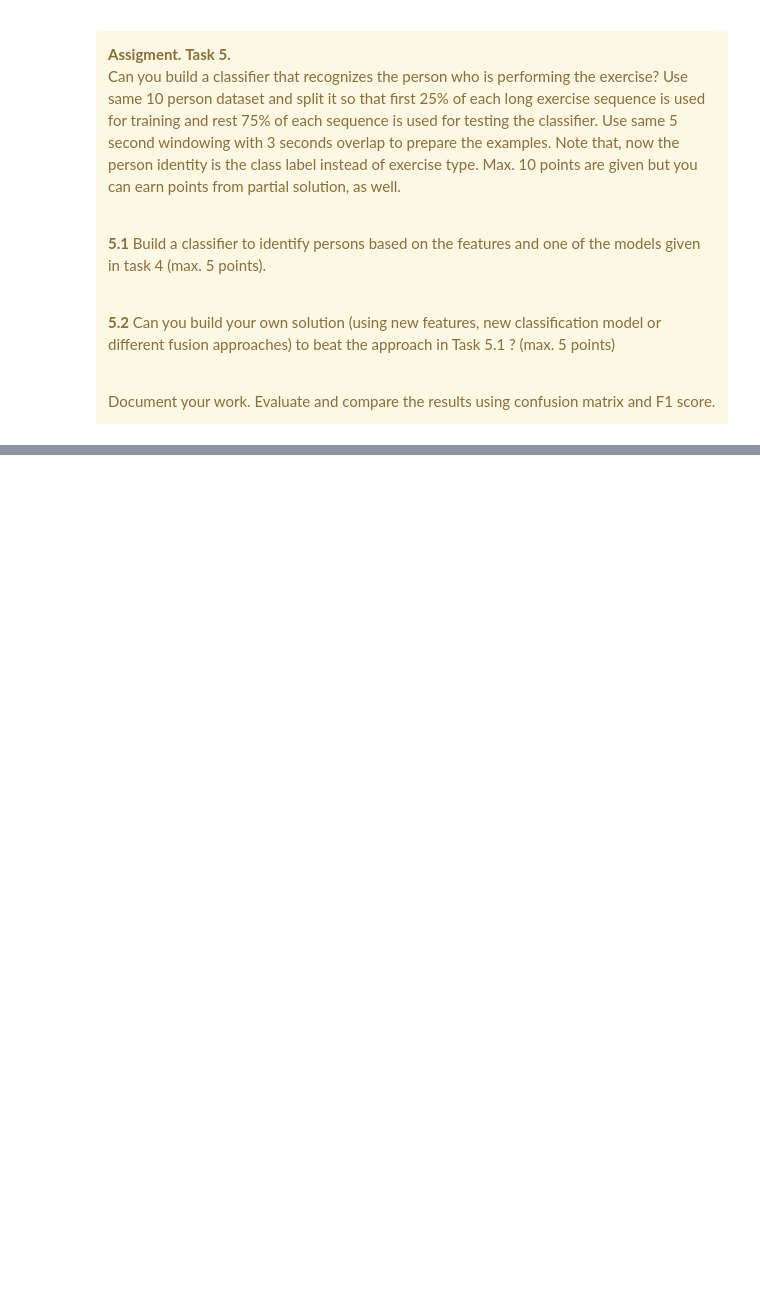
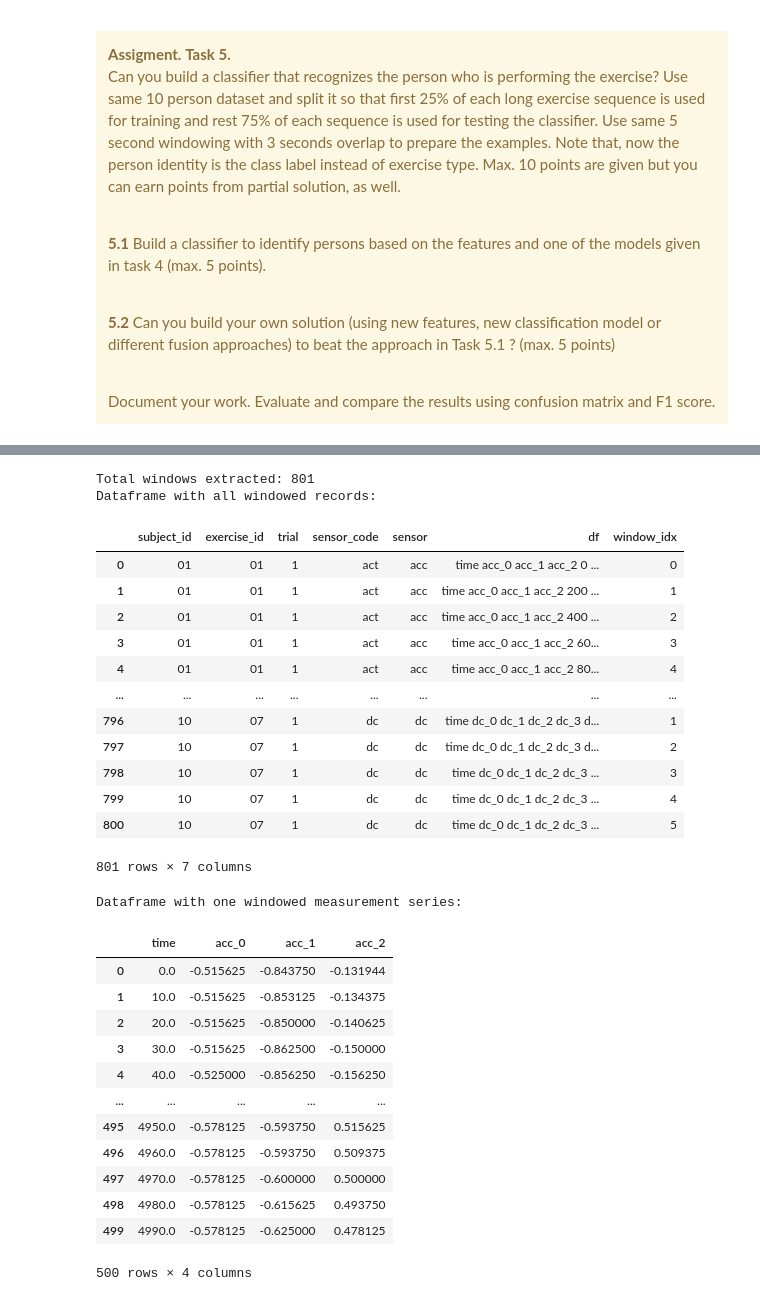
Before and after one commit to anushaihalapathirana/Multi_modal_data_fusion, a Jupyter notebook: project-work-MEx-classification.ipynb, the cells around one changed output, grey strips where cells are left out. Cells and saved outputs as stored; diff of their text form; code cells hidden in the pictures; blank space fills up the shorter version.

```diff
--- a/project-work-MEx-classification.ipynb
+++ b/project-work-MEx-classification.ipynb
@@ -1376,8 +1277,9 @@ def train_test_split(complete_data):
     for index, row in complete_data.iterrows():
 
         data_set = row['df']
-        train=data_set.sample(frac=0.25,random_state=0) #random state is a seed value
+        train=data_set.head(round(0.25*len(data_set)))
         test=data_set.drop(train.index)
+
 
         train_df.at[index, "df"] = train
         test_df.at[index, "df"] = test
@@ -1391,0 +1326,70 @@ train_df, test_df = train_test_split(complete_data)
+# %%
+# Extract 5-second long windows with 2-second shift (3-second overlap)
+# train dataset
+
+
+def windowing(df):
+    records_windowed = []
+
+    time_window = 5000.
+    time_offset = 2000.
+
+    for row_idx, row_data in df.iterrows():
+        df_tmp = row_data["df"]
+        time_start = np.min(df_tmp["time"].to_numpy())
+        time_end = np.max(df_tmp["time"].to_numpy())
+
+        for window_idx, t0 in enumerate(np.arange(time_start, time_end, time_offset)):
+            t1 = t0 + time_window
+            # Handle boundary conditions - skip the measurements from the end shorter than window size
+            if t1 > time_end:
+                continue
+
+            tmp_data = deepcopy(row_data)
+            tmp_data["window_idx"] = window_idx
+            tmp_data["df"] = df_tmp[(df_tmp["time"] >= t0) &
+                                    (df_tmp["time"] < t1)].copy()
+
+            records_windowed.append(tmp_data)
+
+    df_records_windowed = pd.DataFrame.from_records(records_windowed)
+    return df_records_windowed
+
+train_windowed_data = windowing(train_df)
+test_windowed_data = windowing(test_df)
+# %%
+print(f"Total windows extracted: {len(train_windowed_data)}")
+print("Dataframe with all windowed records:")
+display(train_windowed_data)
+print("Dataframe with one windowed measurement series:")
+display(train_windowed_data["df"].iloc[0])
+# %% [output]
+Total windows extracted: 801
+Dataframe with all windowed records:
+|  | subject_id | exercise_id | trial | sensor_code | sensor | df | window_idx |
+| 0 | 01 | 01 | 1 | act | acc | time acc_0 acc_1 acc_2 0 ... | 0 |
+| 1 | 01 | 01 | 1 | act | acc | time acc_0 acc_1 acc_2 200 ... | 1 |
+| 2 | 01 | 01 | 1 | act | acc | time acc_0 acc_1 acc_2 400 ... | 2 |
+| 3 | 01 | 01 | 1 | act | acc | time acc_0 acc_1 acc_2 60... | 3 |
+| 4 | 01 | 01 | 1 | act | acc | time acc_0 acc_1 acc_2 80... | 4 |
+| ... | ... | ... | ... | ... | ... | ... | ... |
+| 796 | 10 | 07 | 1 | dc | dc | time dc_0 dc_1 dc_2 dc_3 d... | 1 |
+| 797 | 10 | 07 | 1 | dc | dc | time dc_0 dc_1 dc_2 dc_3 d... | 2 |
+| 798 | 10 | 07 | 1 | dc | dc | time dc_0 dc_1 dc_2 dc_3 ... | 3 |
+| 799 | 10 | 07 | 1 | dc | dc | time dc_0 dc_1 dc_2 dc_3 ... | 4 |
+| 800 | 10 | 07 | 1 | dc | dc | time dc_0 dc_1 dc_2 dc_3 ... | 5 |
+801 rows × 7 columns
+Dataframe with one windowed measurement series:
+|  | time | acc_0 | acc_1 | acc_2 |
+| 0 | 0.0 | -0.515625 | -0.843750 | -0.131944 |
+| 1 | 10.0 | -0.515625 | -0.853125 | -0.134375 |
+| 2 | 20.0 | -0.515625 | -0.850000 | -0.140625 |
+| 3 | 30.0 | -0.515625 | -0.862500 | -0.150000 |
+| 4 | 40.0 | -0.525000 | -0.856250 | -0.156250 |
+| ... | ... | ... | ... | ... |
+| 495 | 4950.0 | -0.578125 | -0.593750 | 0.515625 |
+| 496 | 4960.0 | -0.578125 | -0.593750 | 0.509375 |
+| 497 | 4970.0 | -0.578125 | -0.600000 | 0.500000 |
+| 498 | 4980.0 | -0.578125 | -0.615625 | 0.493750 |
+| 499 | 4990.0 | -0.578125 | -0.625000 | 0.478125 |
+500 rows × 4 columns
```
Also changed, not shown: parts of 33 cells of this notebook.
